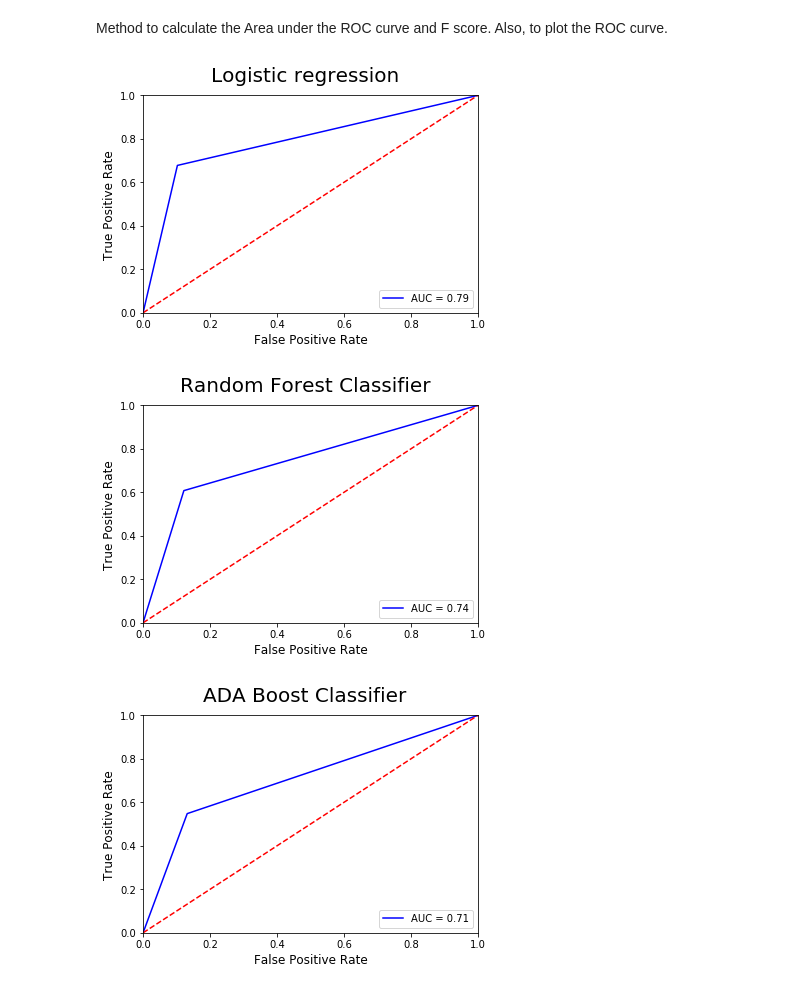
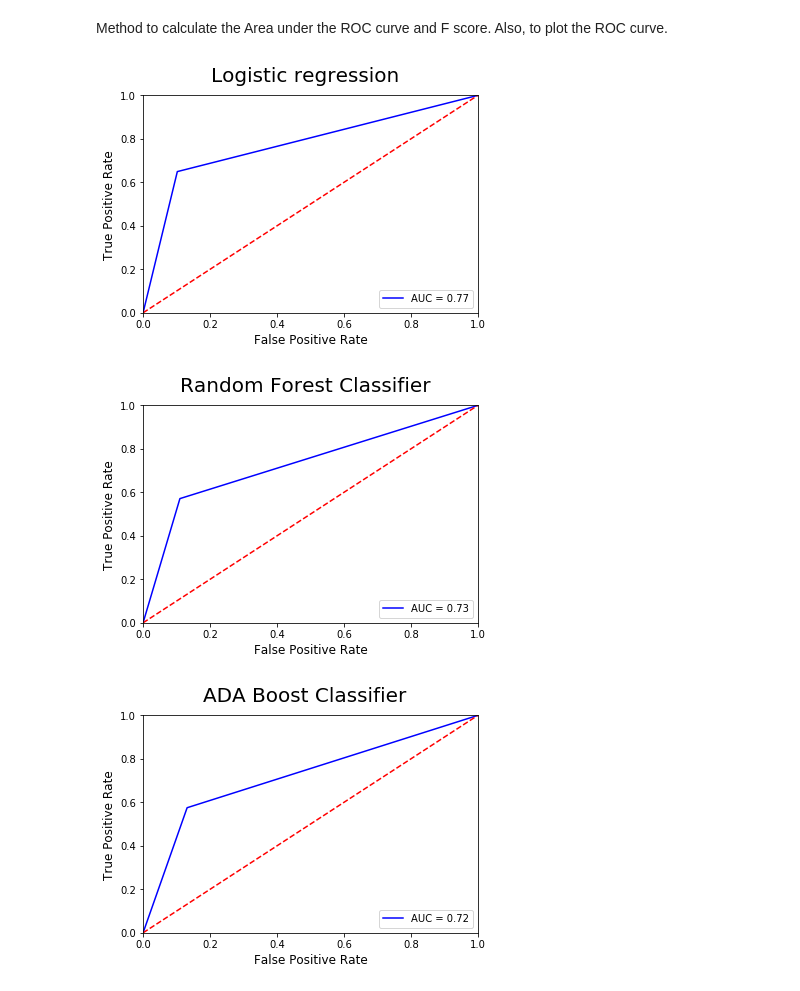
Before and after one commit to ShashankSharma26/Disaster-or-not-NLP-with-tweets, a Jupyter notebook: Data Modelling/Disaster or not- Data Modelling.ipynb, the cells around one changed output. Drawn from its saved outputs; the diff is of its cells as text; code cells hidden in the pictures.

```diff
--- a/Data Modelling/Disaster or not- Data Modelling.ipynb
+++ b/Data Modelling/Disaster or not- Data Modelling.ipynb
@@ -73,18 +77,23 @@ def roc(pred_labels,modelname):
     return auc, f
 # %%
 
-Log_regression = Pipeline([('tfidf', TfidfVectorizer(ngram_range=(1,2))), ('log', LogReg())])
+Log_regression = Pipeline([('vect', CountVectorizer(ngram_range=(1,2))),
+                           ('tfidf', TfidfTransformer()),
+                           ('log', LogReg(solver='liblinear',penalty = 'l2'))])
 
 Log_model = Log_regression.fit(X_train, y_train)
 
 Log_prediction = Log_model.predict(X_test)
 auc,f = roc(Log_prediction,'Logistic regression')
 
 model_result = model_result.append({'Model':'Logistic regression','AUC ROC': auc,'F1':f}, ignore_index=True)
 # %% [output]
-[figure, old version]
+[figure, new version]
 # %%
-Random_forest = Pipeline([('tfidf', TfidfVectorizer(ngram_range=(1,2))), ('randomforest', RandomForestClassifier())])
+Random_forest = Pipeline([('vect', CountVectorizer(ngram_range=(1,2))),
+                          ('tfidf', TfidfTransformer()),
+                          ('randomforest', RandomForestClassifier())])
+
 RF_model = Random_forest.fit(X_train, y_train)
 
 RF_prediction = RF_model.predict(X_test)
@@ -92,9 +101,11 @@ auc,f = roc(RF_prediction,'Random Forest Classifier')
 
 model_result = model_result.append({'Model':'Random Forest Classifier','AUC ROC': auc,'F1':f}, ignore_index=True)
 # %% [output]
-[figure, old version]
+[figure, new version]
 # %%
-ada_classifier = Pipeline([('tfidf', TfidfVectorizer(ngram_range=(1,2))), ('Ada', AdaBoostClassifier())])
+ada_classifier = Pipeline([('vect', CountVectorizer(ngram_range=(1,2))),
+                          ('tfidf', TfidfTransformer()),
+                           ('Ada', AdaBoostClassifier())])
 
 ada_model = ada_classifier.fit(X_train, y_train)
 
@@ -103,5 +114,5 @@ auc,f = roc(ada_prediction,'ADA Boost Classifier')
 
 model_result = model_result.append({'Model':'ADA Boost Classifier','AUC ROC': auc,'F1':f}, ignore_index=True)
 # %% [output]
-[figure, old version]
+[figure, new version]
 # %%
```
Also changed, not shown: parts of 5 cells of this notebook.
